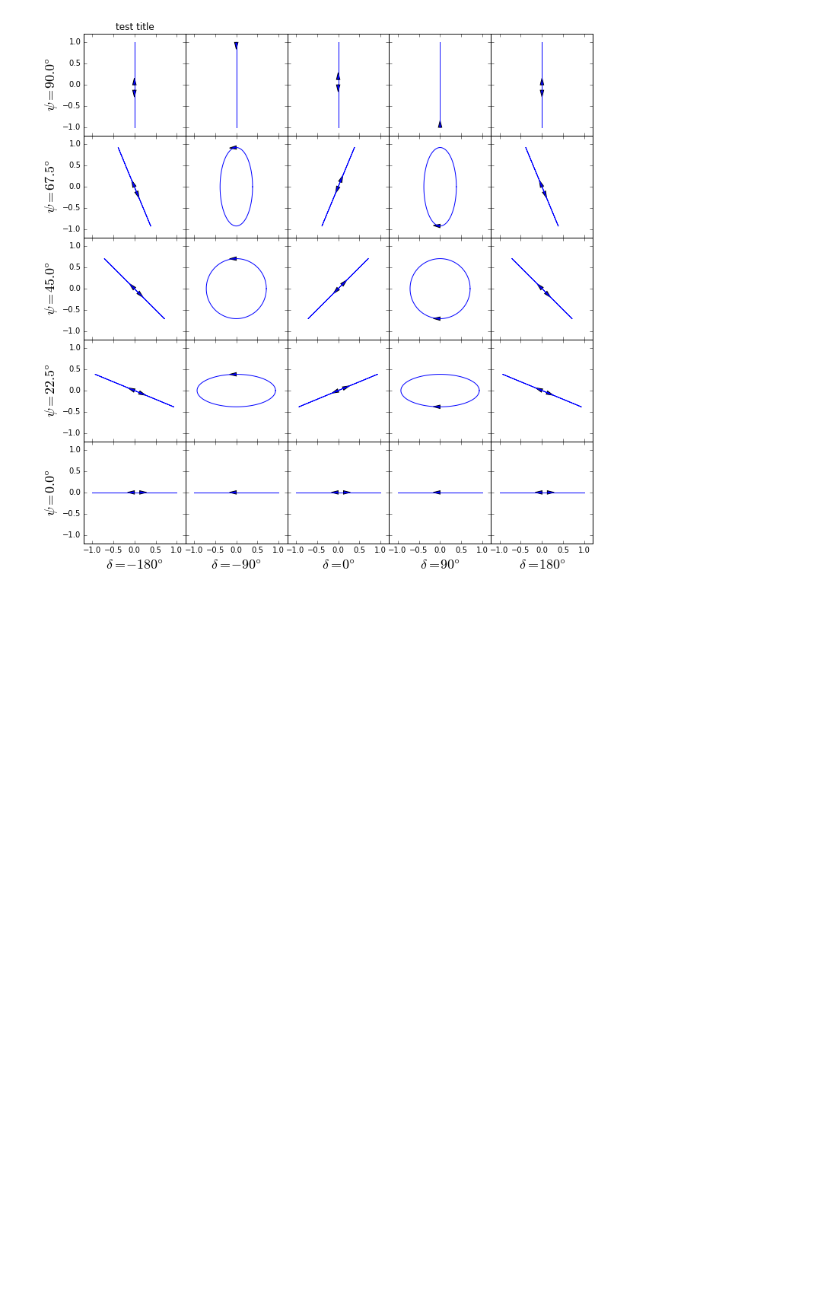
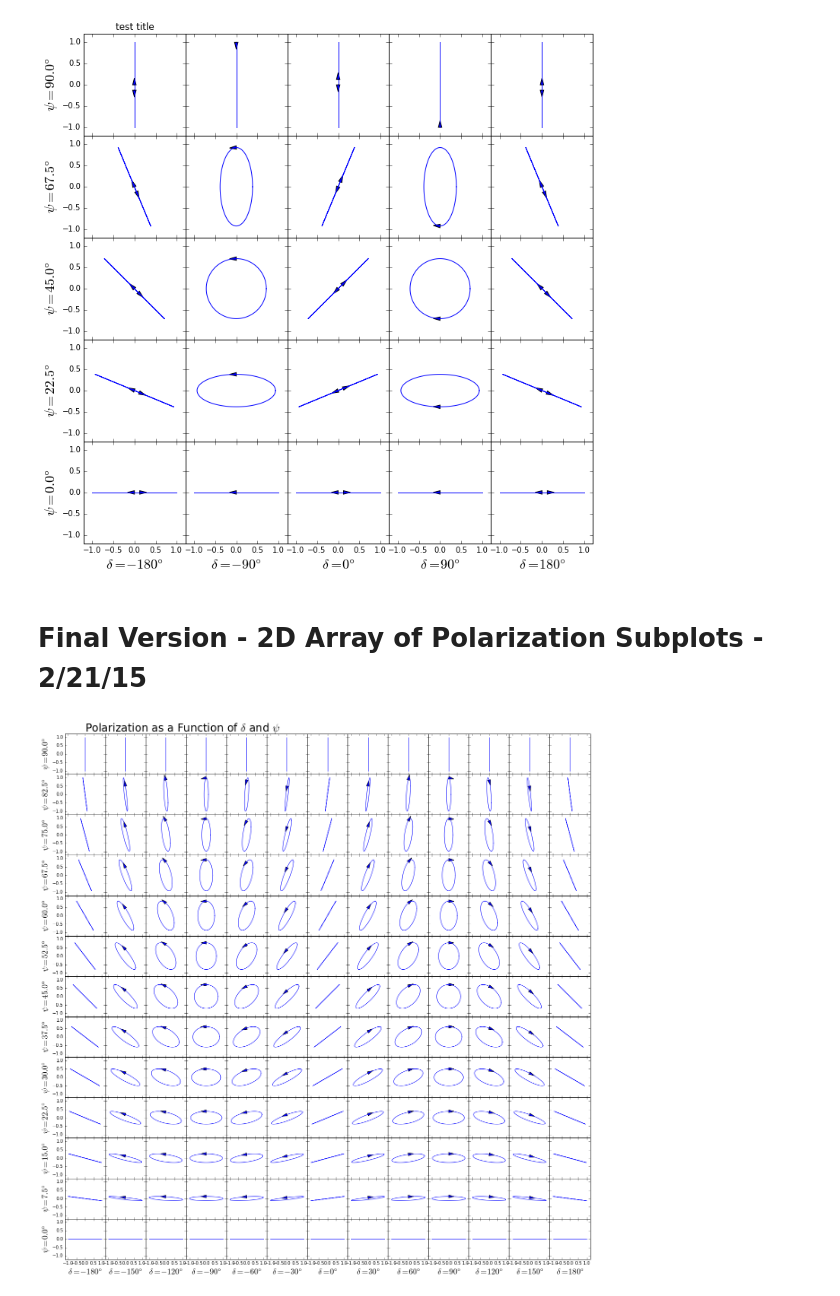
Before and after one commit to eelcodijkstra/teststuff, a Jupyter notebook: AnimateGraph/150220_2D_polarization_plots.ipynb, the cells around one changed output. Drawn from its saved outputs; the diff is of its cells as text; code cells hidden in the pictures; blank space fills up the shorter version.

Commit message:
png and powerpoint of polarization as a function of delta and psi

```diff
--- a/AnimateGraph/150220_2D_polarization_plots.ipynb
+++ b/AnimateGraph/150220_2D_polarization_plots.ipynb
@@ -236,3 +239,52 @@ for j in range(numcols):
 f.subplots_adjust(hspace=0,wspace=0)
 # %% [output]
 [figure]
+# %% [markdown]
+# Final Version - 2D Array of Polarization Subplots - 2/21/15
+# %%
+numrows = 13
+numcols = 13
+delta_deg = np.linspace(-180,180,numcols)
+psi_deg = np.linspace(90,0,numrows)
+npts_in_ellipse = 101
+indexforarrowhead = 75
+offsetindex = 2
+arrowheadwidth = 0.16
+arrowheadlength = 0.32
+xlimit = 1.2
+ylimit = 1.2
+t_normalized = np.linspace(0,1,npts_in_ellipse)
+
+# row and column sharing
+f, ax = plt.subplots(numrows, numcols, sharex='col', sharey='row',figsize=(21,21))
+for i in range(numrows):
+    for j in range(numcols):
+        xx,yy = normalized_electricfield_in_xyplane(t_normalized,np.radians(delta_deg[j]),np.radians(psi_deg[i]))
+        ax[i][j].plot(xx,yy)
+        if (delta_deg[j] >= 0) or (delta_deg[j] == -180):
+            index = indexforarrowhead
+        else:
+            index = (npts_in_ellipse-1) - indexforarrowhead
+        dx, dy = approx_tangent_to_curve(index,xx,yy)
+        if (delta_deg[j] in (-180,0,180)) or (psi_deg[i] in (0,90)):
+            pass
+        else:
+            ax[i][j].arrow(xx[index],yy[index],
+                     dx, dy, head_width=arrowheadwidth, head_length=arrowheadlength)
+        '''if (delta_deg[j] % 180 == 0) or (psi_deg[i] == 0):
+            ax[i][j].arrow(xx[indexforarrowhead-offsetindex],yy[indexforarrowhead-offsetindex],
+                     -dx, -dy, head_width=arrowheadwidth, head_length=arrowheadlength)'''
+ax[0][0].set_title('Polarization as a Function of $\delta$ and $\psi$', fontsize='24',horizontalalignment='left')
+# Set y limits
+for i in range(numrows):
+    ax[i][0].set_ylim(-ylimit,ylimit)
+    ax[i][0].set_ylabel('$\psi = %.1f\degree$' % psi_deg[i], fontsize='18')
+# Set x limits
+for j in range(numcols):
+    ax[numrows-1][j].set_xlim(-xlimit,xlimit)
+    ax[numrows-1][j].set_xlabel('$\delta = %d\degree$' % delta_deg[j], fontsize='18')
+# Fine-tune figure; make subplots close to each other.
+f.subplots_adjust(hspace=0,wspace=0)
+f.savefig('Polarization-large array of subplots.png')
+# %% [output]
+[figure, added]
```
Also changed, not shown: parts of 3 cells of this notebook, 2 other files.
